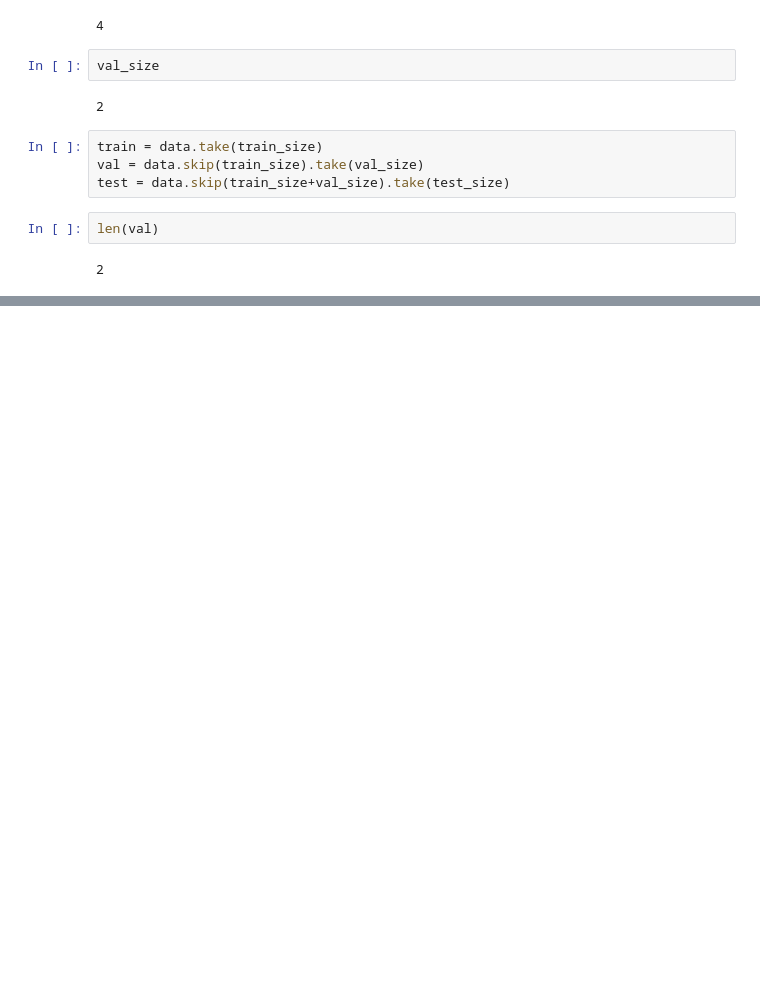
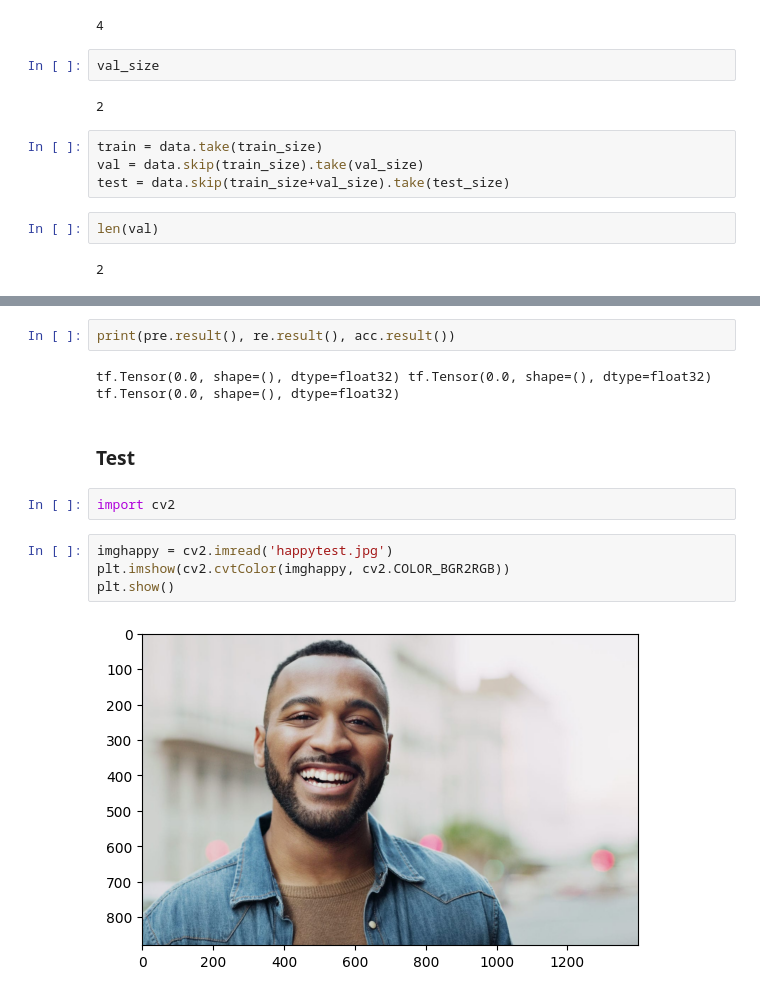
Before and after one commit to mohammedaburahma/image-classification-cnn, a Jupyter notebook: Image_Classification.ipynb, the cells around one changed output, grey strips where cells are left out. Cells and saved outputs as stored; diff of their text form; blank space fills up the shorter version.

```diff
--- a/Image_Classification.ipynb
+++ b/Image_Classification.ipynb
@@ -103,0 +204,14 @@ len(val)
+# %%
+print(pre.result(), re.result(), acc.result())
+# %% [output]
+tf.Tensor(0.0, shape=(), dtype=float32) tf.Tensor(0.0, shape=(), dtype=float32) tf.Tensor(0.0, shape=(), dtype=float32)
+# %% [markdown]
+### Test
+# %%
+import cv2
+# %%
+imghappy = cv2.imread('happytest.jpg')
+plt.imshow(cv2.cvtColor(imghappy, cv2.COLOR_BGR2RGB))
+plt.show()
+# %% [output]
+[figure, added]
```
Also changed, not shown: parts of 36 cells of this notebook, 2 other files.
